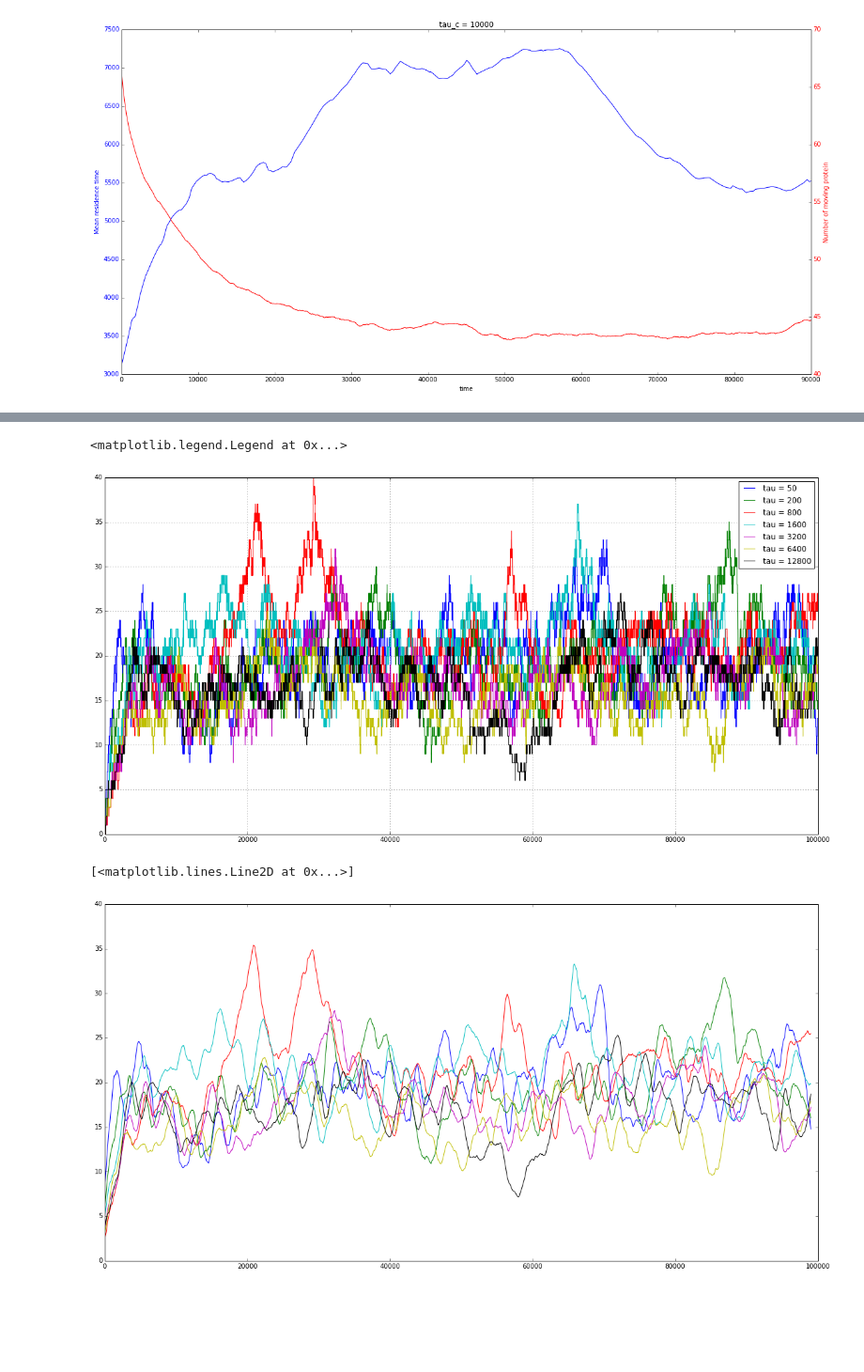
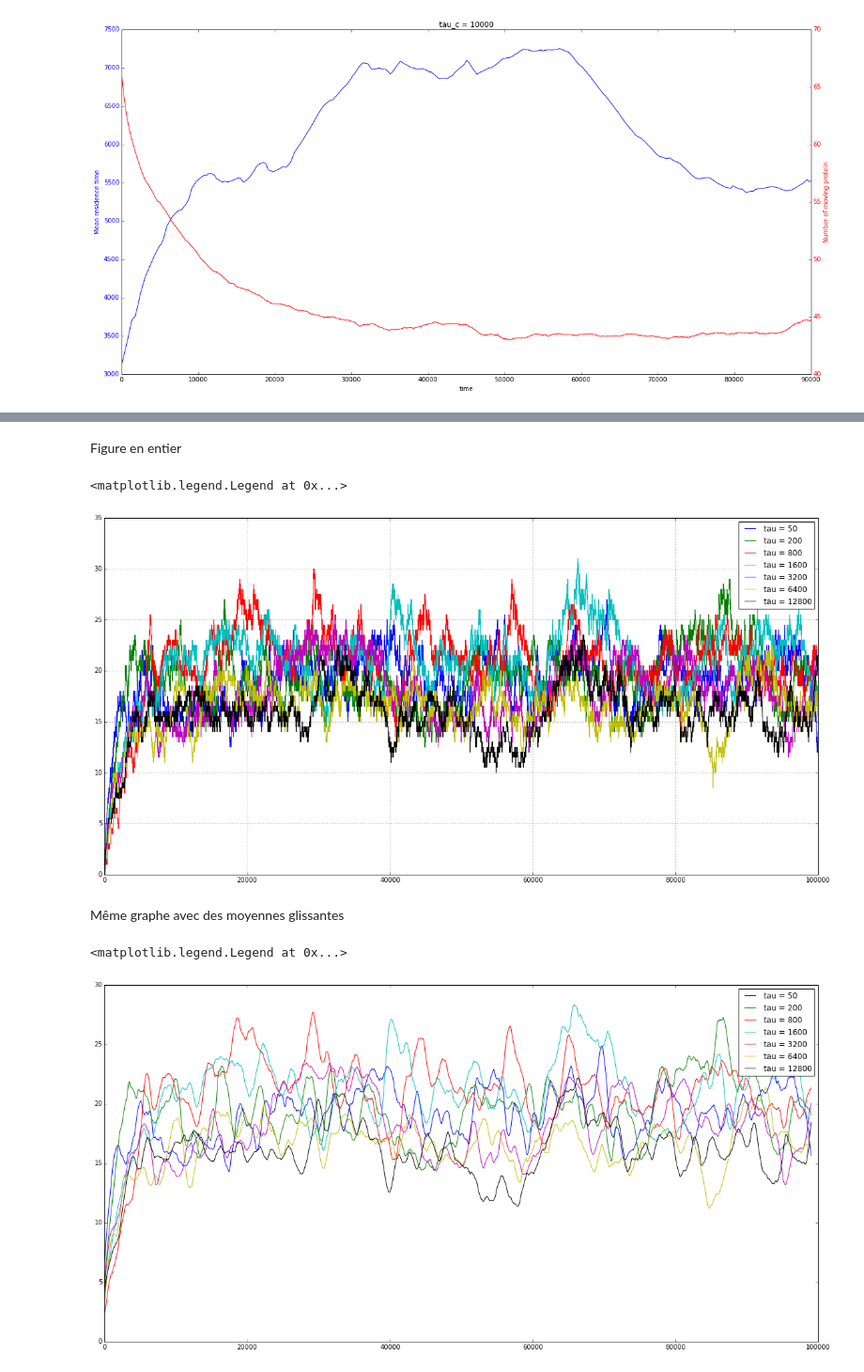
Before and after one commit to clementhenin/dynamical_process, a Jupyter notebook: small_theoretical_study.ipynb, the cells around one changed output, grey strips where cells are left out. Shown at 94% size. Drawn from its saved outputs; the diff is of its cells as text; code cells hidden in the pictures; blank space fills up the shorter version.

```diff
--- a/small_theoretical_study.ipynb
+++ b/small_theoretical_study.ipynb
@@ -138,8 +144,8 @@ for tl in ax2.get_yticklabels():
 # %%
-equi_vs_tau_50 = pd.read_csv("equilibrium_vs_tau/data_50.csv")
-equi_vs_tau_200 = pd.read_csv("equilibrium_vs_tau/data_200.csv")
-equi_vs_tau_800 = pd.read_csv("equilibrium_vs_tau/data_800.csv")
-equi_vs_tau_1600 = pd.read_csv("equilibrium_vs_tau/data_1600.csv")
-equi_vs_tau_3200 = pd.read_csv("equilibrium_vs_tau/data_3200.csv")
-equi_vs_tau_6400 = pd.read_csv("equilibrium_vs_tau/data_6400.csv")
-equi_vs_tau_12800 = pd.read_csv("equilibrium_vs_tau/data_12800.csv")
+equi_vs_tau_50 = 1. / 2 * (pd.read_csv("equilibrium_vs_tau/data_50.csv") + pd.read_csv("equilibrium_vs_tau/data_50_1.csv"))
+equi_vs_tau_200 = 1. / 2 * (pd.read_csv("equilibrium_vs_tau/data_200.csv") + pd.read_csv("equilibrium_vs_tau/data_200_1.csv"))
+equi_vs_tau_800 = 1. / 2 * (pd.read_csv("equilibrium_vs_tau/data_800.csv") + pd.read_csv("equilibrium_vs_tau/data_800_1.csv"))
+equi_vs_tau_1600 = 1. / 2 * (pd.read_csv("equilibrium_vs_tau/data_1600.csv") + pd.read_csv("equilibrium_vs_tau/data_1600_1.csv"))
+equi_vs_tau_3200 = 1. / 2 * (pd.read_csv("equilibrium_vs_tau/data_3200.csv") + pd.read_csv("equilibrium_vs_tau/data_3200_1.csv"))
+equi_vs_tau_6400 = 1. / 2 * (pd.read_csv("equilibrium_vs_tau/data_6400.csv") + pd.read_csv("equilibrium_vs_tau/data_6400_1.csv"))
+equi_vs_tau_12800 = 1. / 2 * (pd.read_csv("equilibrium_vs_tau/data_12800.csv") + pd.read_csv("equilibrium_vs_tau/data_12800_1.csv"))
@@ -146,3 +167,5 @@ equi_vs_tau_12800 = pd.read_csv("equilibrium_vs_tau/data_12800.csv")
+# %% [markdown]
+Figure en entier
 # %%
 plt.figure(figsize=(20, 10))
 equi_vs_tau_50['C'].plot(label="tau = 50")
@@ -155,7 +178,9 @@ equi_vs_tau_12800['C'].plot(label="tau = 12800")
 plt.legend()
 # %% [output]
 <matplotlib.legend.Legend at 0x...>
-[figure, old version]
+[figure, new version]
+# %% [markdown]
+Même graphe avec des moyennes glissantes
 # %%
 graph_50 = {i: np.mean(d) for i, d in enumerate(window(equi_vs_tau_50['C'], 1000))}
 graph_200 = {i: np.mean(d) for i, d in enumerate(window(equi_vs_tau_200['C'], 1000))}
@@ -167,12 +192,13 @@ graph_12800 = {i: np.mean(d) for i, d in enumerate(window(equi_vs_tau_12800['C']
 # %%
 plt.figure(figsize=(20, 10))
 plt.plot(graph_50.keys(), graph_50.values(), label="tau = 50")
 plt.plot(graph_200.keys(), graph_200.values(), label="tau = 200")
 plt.plot(graph_800.keys(), graph_800.values(), label="tau = 800")
 plt.plot(graph_1600.keys(), graph_1600.values(), label="tau = 1600")
 plt.plot(graph_3200.keys(), graph_3200.values(), label="tau = 3200")
 plt.plot(graph_6400.keys(), graph_6400.values(), label="tau = 6400")
 plt.plot(graph_12800.keys(), graph_12800.values(), label="tau = 12800")
+plt.legend()
 # %% [output]
-[<matplotlib.lines.Line2D at 0x...>]
+<matplotlib.legend.Legend at 0x...>
-[figure, old version]
+[figure, new version]
```
Also changed, not shown: parts of 5 cells of this notebook.
